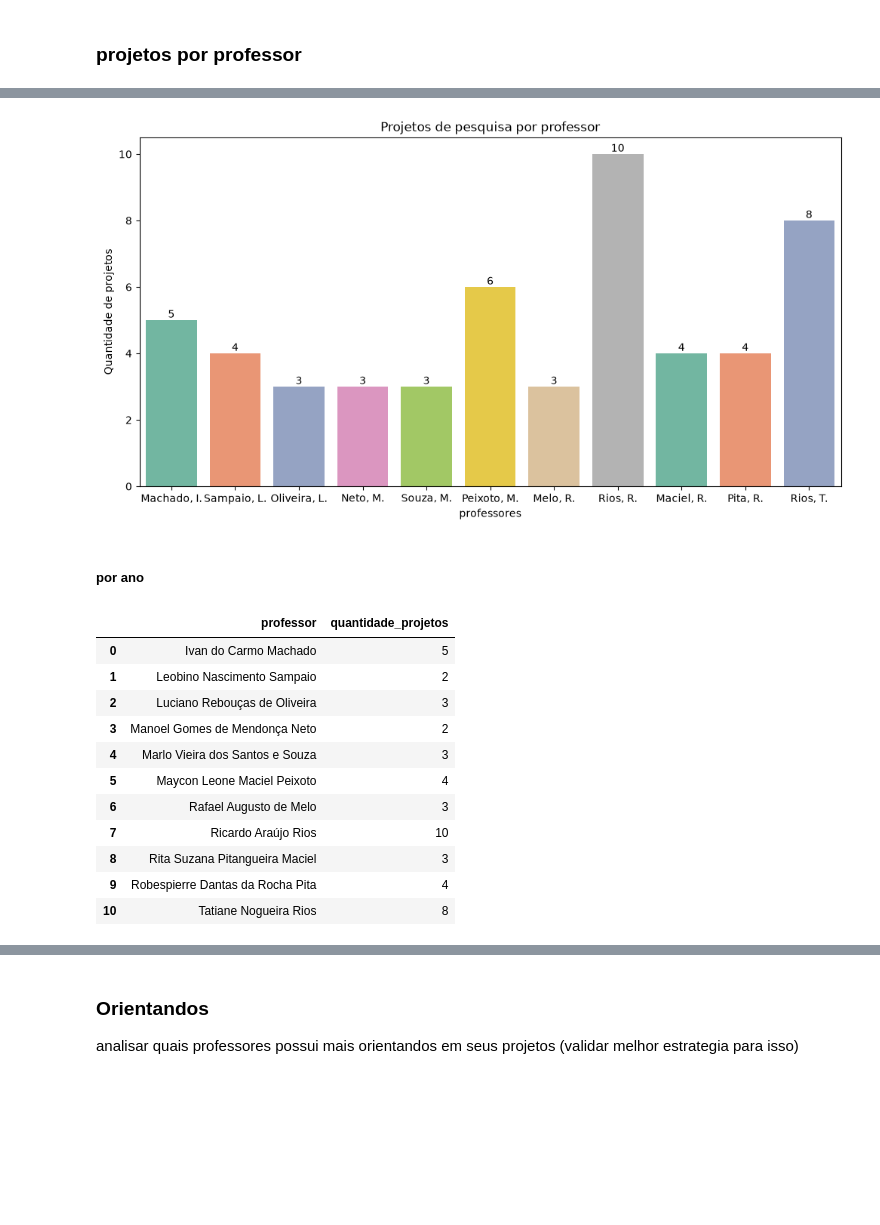
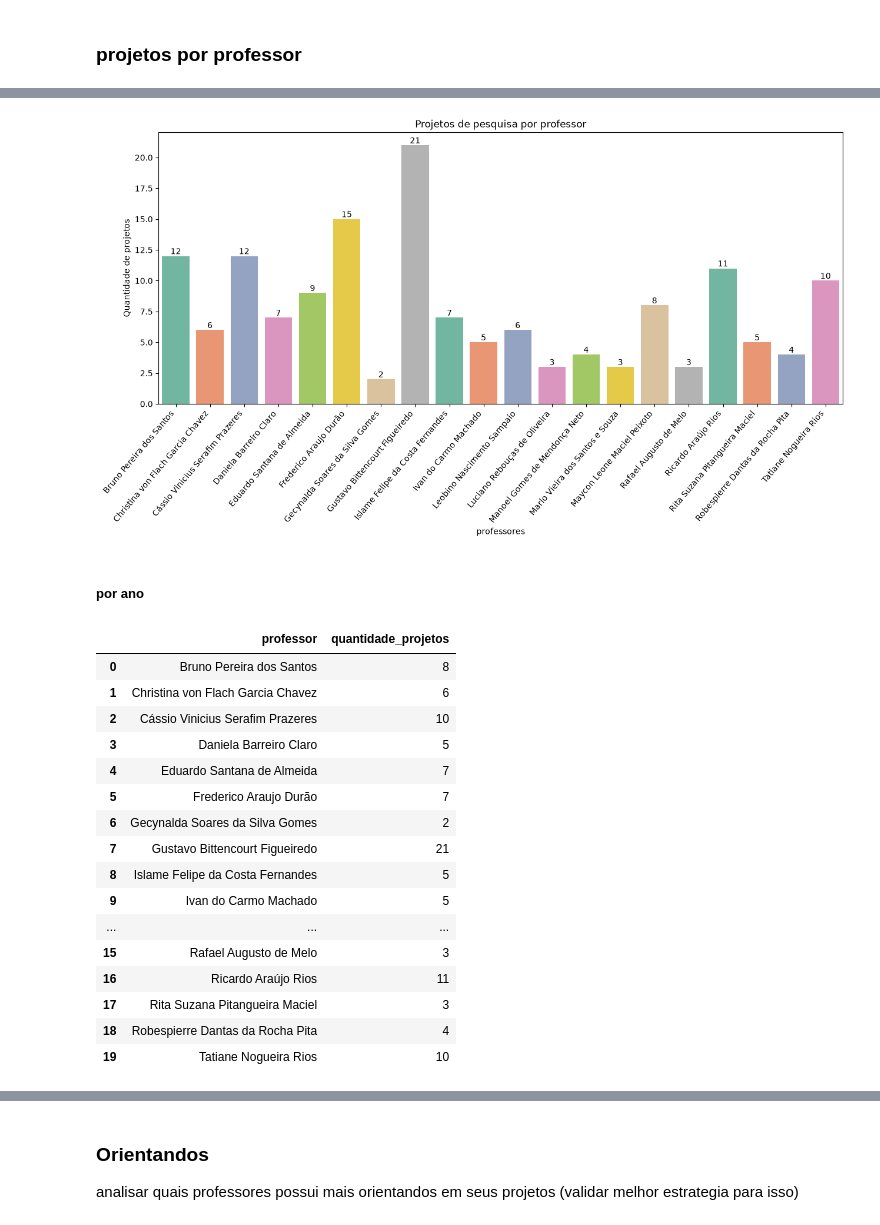
Before and after one commit to fernandanlisboa/analysing_lattes_projects, a Jupyter notebook: analysis.ipynb, the cells around one changed output, grey strips where cells are left out. Cells and saved outputs as stored; diff of their text form; code cells hidden in the pictures; blank space fills up the shorter version.

Commit message:
updating data processing and analysis

```diff
--- a/analysis.ipynb
+++ b/analysis.ipynb
@@ -15,7 +15,7 @@ import seaborn as sns
 # %% [markdown]
 ### loading data
 # %%
-data_path = os.path.join("data", "output", "projetos_2025_2026.csv")
+data_path = os.path.join("data", "output", "processed_projetos_2025_2026.csv")
 df = pd.read_csv(data_path, sep=";", encoding='utf-8-sig')
 print(df.shape)
 df.head()
@@ -157,0 +180,17 @@ array([2024, 2023, 2015, 2018, 2013, 2017, 2022, 2016, 2021, 2020, 2019])
+# %%
+df['financiador'] = (
+    df['financiador'].fillna("['Não informado']").replace('[]', "['Não informado']")
+)
+
+df['financiadores_lista'] = df['financiador'].apply(ast.literal_eval)
+
+df_exploded = df.explode('financiadores_lista').reset_index(drop=True)
+
+# Tabela cruzada
+tabela = pd.crosstab(
+    df_exploded['ano_inicio'],
+    # df_exploded['financiadores_lista']
+)
+
+# Plot do gráfico empilhado
+tabela.plot(kind='bar', stacked=True, figsize=(12, 6))
@@ -209,18 +305,28 @@ nomes_abreviados
  'Pita, R.',
  'Rios, T.']
 # %%
-fig, ax = plt.subplots(figsize=(12, 6))
-sns.barplot(prof_grouped, hue="professor", x="professor", y="quantidade_projetos", palette='Set2', ax=ax)
+fig, ax = plt.subplots(figsize=(15, 6))
+sns.barplot(
+    prof_grouped,
+    hue="professor",
+    x="professor",
+    y="quantidade_projetos",
+    palette="Set2",
+    ax=ax,
+)
 for c in ax.containers:
-    ax.bar_label(c, fontsize=10)
+  ax.bar_label(c, fontsize=10)
+
 ax.set_xlabel("professores")
-ax.set_xticklabels(nomes_abreviados)
+
+# Adicionado rotation=40 e ha='right'
+ax.set_xticklabels(prof_grouped["professor"].tolist(), rotation=50, ha="right")
+
 ax.set_ylabel("Quantidade de projetos")
-# plt.legend(nomes_abreviados)
 plt.title("Projetos de pesquisa por professor")
 plt.show()
 # %% [output]
-[figure, old version]
+[figure, new version]
 # %% [markdown]
 ##### por ano
 # %%
@@ -232,17 +338,22 @@ prof_grouped_ty.columns = ["professor", "quantidade_projetos"]
 prof_grouped_ty
 # %% [output]
 |  | professor | quantidade_projetos |
-| 0 | Ivan do Carmo Machado | 5 |
-| 1 | Leobino Nascimento Sampaio | 2 |
-| 2 | Luciano Rebouças de Oliveira | 3 |
-| 3 | Manoel Gomes de Mendonça Neto | 2 |
-| 4 | Marlo Vieira dos Santos e Souza | 3 |
-| 5 | Maycon Leone Maciel Peixoto | 4 |
-| 6 | Rafael Augusto de Melo | 3 |
-| 7 | Ricardo Araújo Rios | 10 |
-| 8 | Rita Suzana Pitangueira Maciel | 3 |
-| 9 | Robespierre Dantas da Rocha Pita | 4 |
-| 10 | Tatiane Nogueira Rios | 8 |
+| 0 | Bruno Pereira dos Santos | 8 |
+| 1 | Christina von Flach Garcia Chavez | 6 |
+| 2 | Cássio Vinicius Serafim Prazeres | 10 |
+| 3 | Daniela Barreiro Claro | 5 |
+| 4 | Eduardo Santana de Almeida | 7 |
+| 5 | Frederico Araujo Durão | 7 |
+| 6 | Gecynalda Soares da Silva Gomes | 2 |
+| 7 | Gustavo Bittencourt Figueiredo | 21 |
+| 8 | Islame Felipe da Costa Fernandes | 5 |
+| 9 | Ivan do Carmo Machado | 5 |
+| ... | ... | ... |
+| 15 | Rafael Augusto de Melo | 3 |
+| 16 | Ricardo Araújo Rios | 11 |
+| 17 | Rita Suzana Pitangueira Maciel | 3 |
+| 18 | Robespierre Dantas da Rocha Pita | 4 |
+| 19 | Tatiane Nogueira Rios | 10 |
 # %%
 # 2025
 prof_grouped_ly = ly_df.groupby(
```
Also changed, not shown: parts of 55 cells of this notebook, 3 other files.
